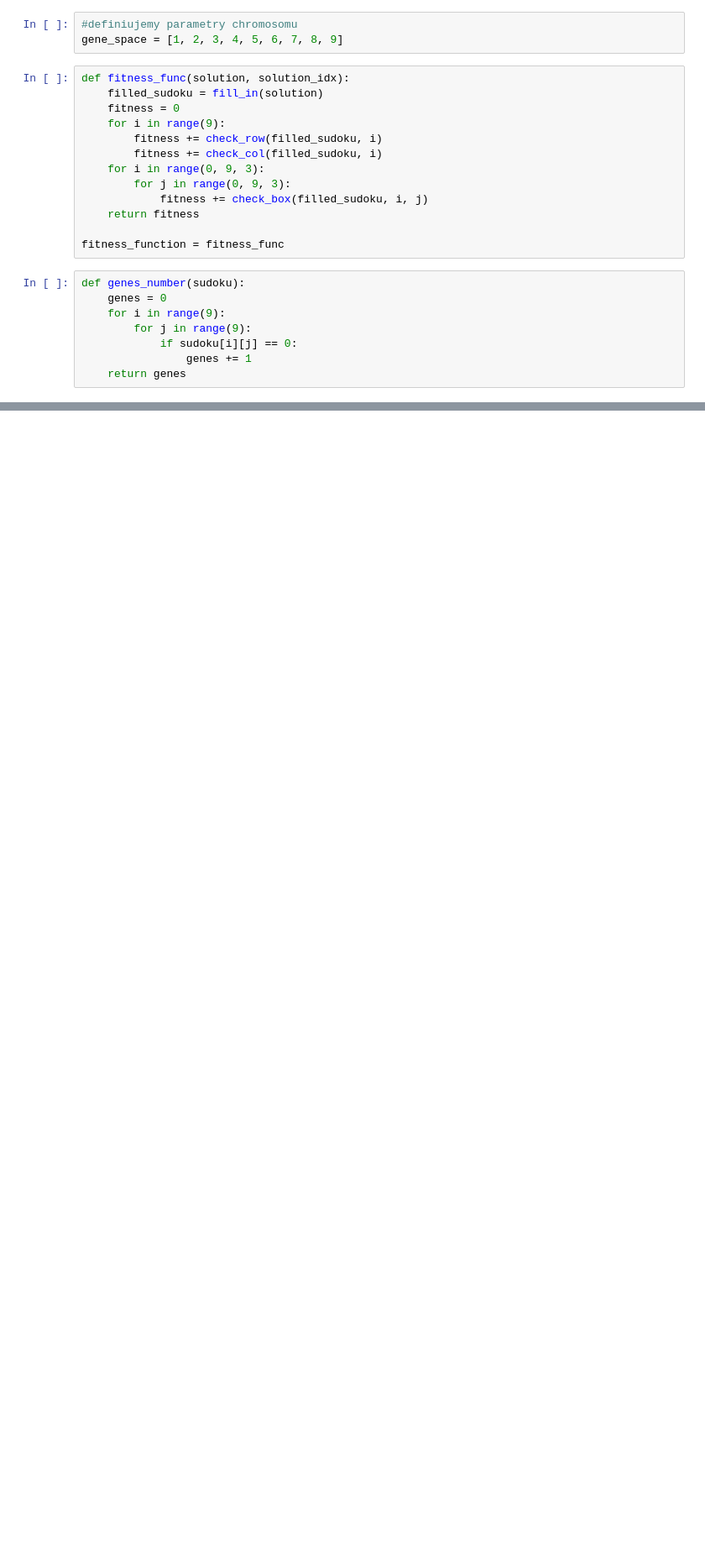
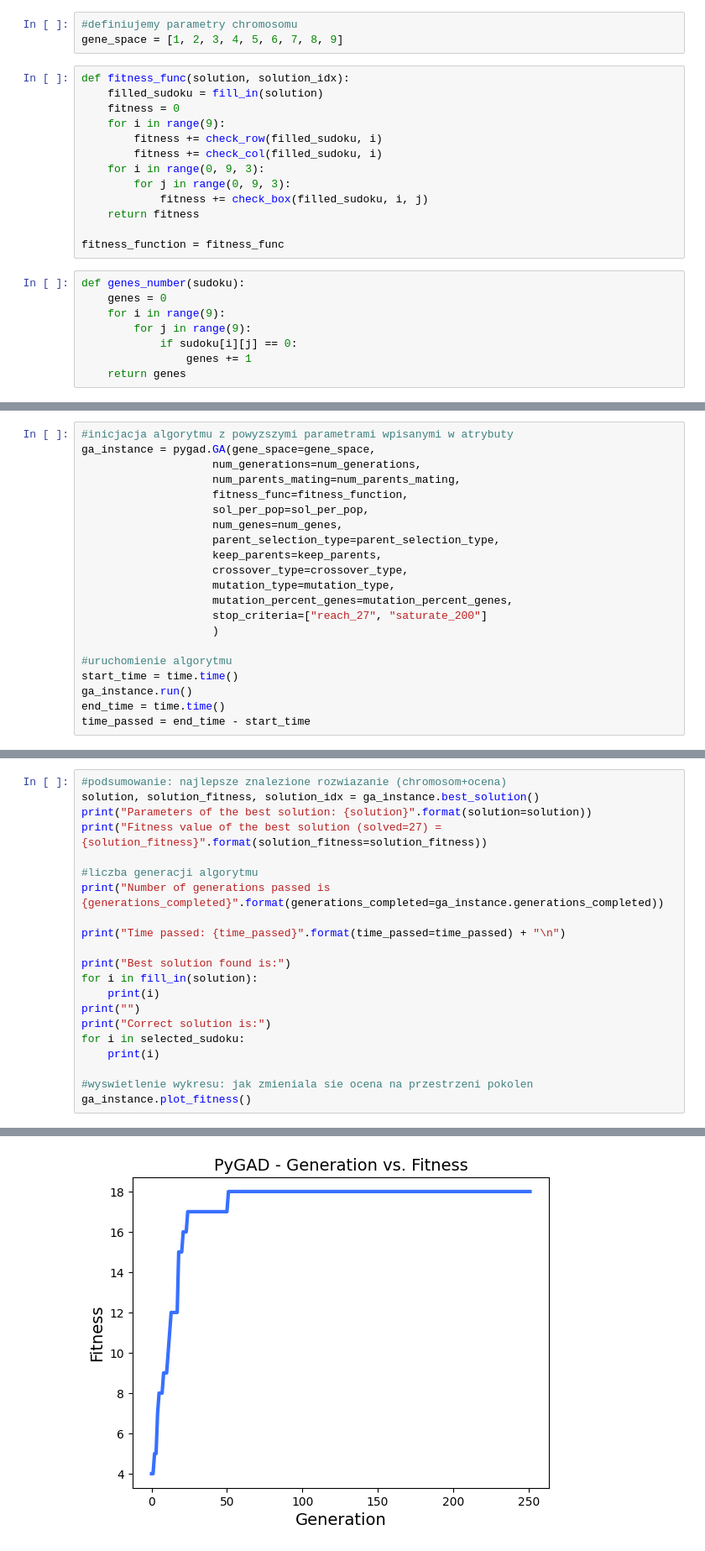
Before and after one commit to szymon-kalkowski/computational-intelligence, a Jupyter notebook: sudoku/sudoku.ipynb, the cells around one changed output, grey strips where cells are left out. Shown: that part at 84% size. Drawn from its saved outputs; the diff is of its cells as text; blank space fills up the shorter version.

```diff
--- a/sudoku/sudoku.ipynb
+++ b/sudoku/sudoku.ipynb
@@ -184,0 +381,21 @@ Best solution found is:
+# %%
+#inicjacja algorytmu z powyzszymi parametrami wpisanymi w atrybuty
+ga_instance = pygad.GA(gene_space=gene_space,
+                    num_generations=num_generations,
+                    num_parents_mating=num_parents_mating,
+                    fitness_func=fitness_function,
+                    sol_per_pop=sol_per_pop,
+                    num_genes=num_genes,
+                    parent_selection_type=parent_selection_type,
+                    keep_parents=keep_parents,
+                    crossover_type=crossover_type,
+                    mutation_type=mutation_type,
+                    mutation_percent_genes=mutation_percent_genes,
+                    stop_criteria=["reach_27", "saturate_200"]
+                    )
+
+#uruchomienie algorytmu
+start_time = time.time()
+ga_instance.run()
+end_time = time.time()
+time_passed = end_time - start_time
@@ -184,0 +405,22 @@ Best solution found is:
+# %%
+#podsumowanie: najlepsze znalezione rozwiazanie (chromosom+ocena)
+solution, solution_fitness, solution_idx = ga_instance.best_solution()
+print("Parameters of the best solution: {solution}".format(solution=solution))
+print("Fitness value of the best solution (solved=27) = {solution_fitness}".format(solution_fitness=solution_fitness))
+
+#liczba generacji algorytmu
+print("Number of generations passed is {generations_completed}".format(generations_completed=ga_instance.generations_completed))
+
+print("Time passed: {time_passed}".format(time_passed=time_passed) + "\n")
+
+print("Best solution found is:")
+for i in fill_in(solution):
+    print(i)
+print("")
+print("Correct solution is:")
+for i in selected_sudoku:
+    print(i)
+
+#wyswietlenie wykresu: jak zmieniala sie ocena na przestrzeni pokolen
+ga_instance.plot_fitness()
+# %% [output]
@@ -184,0 +444 @@ Best solution found is:
+[figure, added]
```
Also changed, not shown: parts of 23 cells of this notebook, 8 other files.
